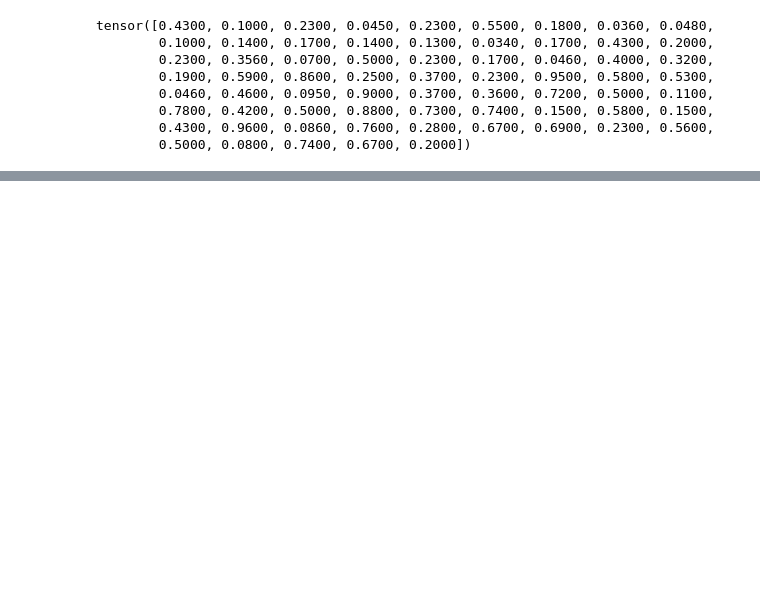
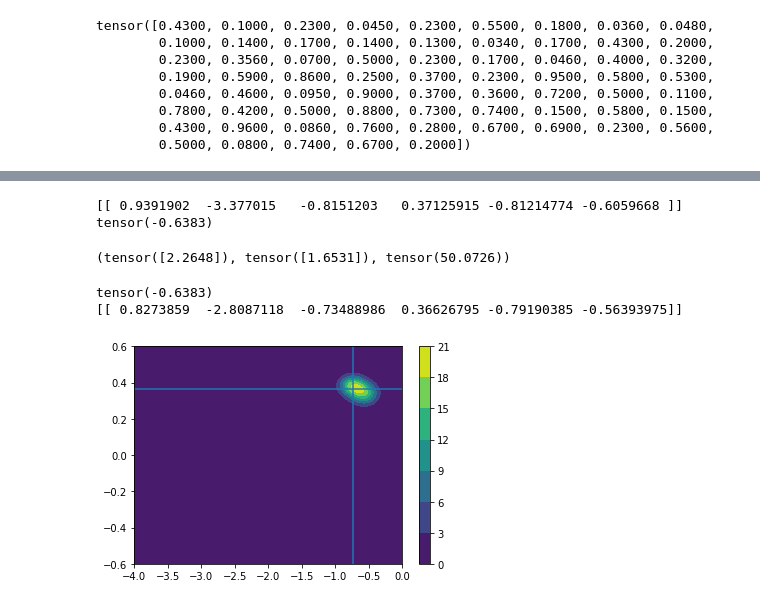
Before and after one commit to haimengzhao/magic-microlensing, a Jupyter notebook: KMT/KMT_reg.ipynb, the cells around one changed output, grey strips where cells are left out. Cells and saved outputs as stored; diff of their text form; code cells hidden in the pictures; blank space fills up the shorter version.

```diff
--- a/KMT/KMT_reg.ipynb
+++ b/KMT/KMT_reg.ipynb
@@ -152,0 +172,42 @@ mse of log10q:  0.37717318534851074
+# %%
+sample = model.sample(pi, normal).cpu().numpy()
+print(sample)
+print(torch.log10(q[num]))
+# %% [output]
+[[ 0.9391902  -3.377015   -0.8151203   0.37125915 -0.81214774 -0.6059668 ]]
+tensor(-0.6383)
+# %%
+# qsnormal = torch.distributions.Normal(normal.loc[:, :, [0, 3]], normal.scale[:, :, [0, 3]])
+qsnormal = torch.distributions.Normal(normal.loc[:, :, [2, 3]], normal.scale[:, :, [2, 3]])
+grid = torch.stack(torch.meshgrid(torch.linspace(-4, 0, 100), torch.linspace(-0.6, 0.6, 100)), dim=-1).reshape(-1, 2)
+# grid = torch.stack(torch.meshgrid(torch.linspace(0, 1, 100), torch.linspace(-0.6, 0.6, 100)), dim=-1).reshape(-1, 2)
+prob = torch.zeros(10000, 1)
+# y = torch.tile(Y[[num]], [10000, 1])
+# y[:, 2:4] = grid
+for i in tqdm(range(10000)):
+    prob[i] = torch.exp(-model.mdn_loss(pi, qsnormal, grid[[i]].to(device)).detach().cpu())
+# %%
+torch.exp(-get_negloglik(pi, normal, torch.log10(q)[[num]].to(device))).detach().cpu(), \
+torch.exp(-get_negloglik(pi, normal, model.sample(pi, normal)[:, 2].to(device)).detach().cpu()), \
+torch.exp(-model.mdn_loss(pi, normal, model.sample(pi, normal).to(device)).detach().cpu())
+# %% [output]
+(tensor([2.2648]), tensor([1.6531]), tensor(50.0726))
+# %%
+sample = model.sample(pi, normal).detach().cpu().numpy()
+x, y = torch.meshgrid(torch.linspace(-4, 0, 100), torch.linspace(-0.6, 0.6, 100))
+# x, y = torch.meshgrid(torch.linspace(0, 1, 100), torch.linspace(-0.6, 0.6, 100))
+plt.contourf(x, y, prob.reshape(100, 100))
+# plt.contourf(torch.linspace(0, 1, 100), torch.linspace(-0.6, 0.6, 100), prob.reshape(100, 100).T)
+# plt.hlines(Y[num, 3], 0, 1, colors='red')
+# plt.vlines(Y[num, 0], -0.6, 0.6, colors='red')
+# plt.hlines(sample[0, 3], 0, 1)
+# plt.vlines(sample[0, 0], -0.6, 0.6)
+plt.hlines(sample[0, 3], -4, 0)
+plt.vlines(sample[0, 2], -0.6, 0.6)
+plt.colorbar()
+print(torch.log10(q)[num])
+print(sample)
+# %% [output]
+tensor(-0.6383)
+[[ 0.8273859  -2.8087118  -0.73488986  0.36626795 -0.79190385 -0.56393975]]
+[figure, added]
```
Also changed, not shown: parts of 15 cells of this notebook, 1 other file.
